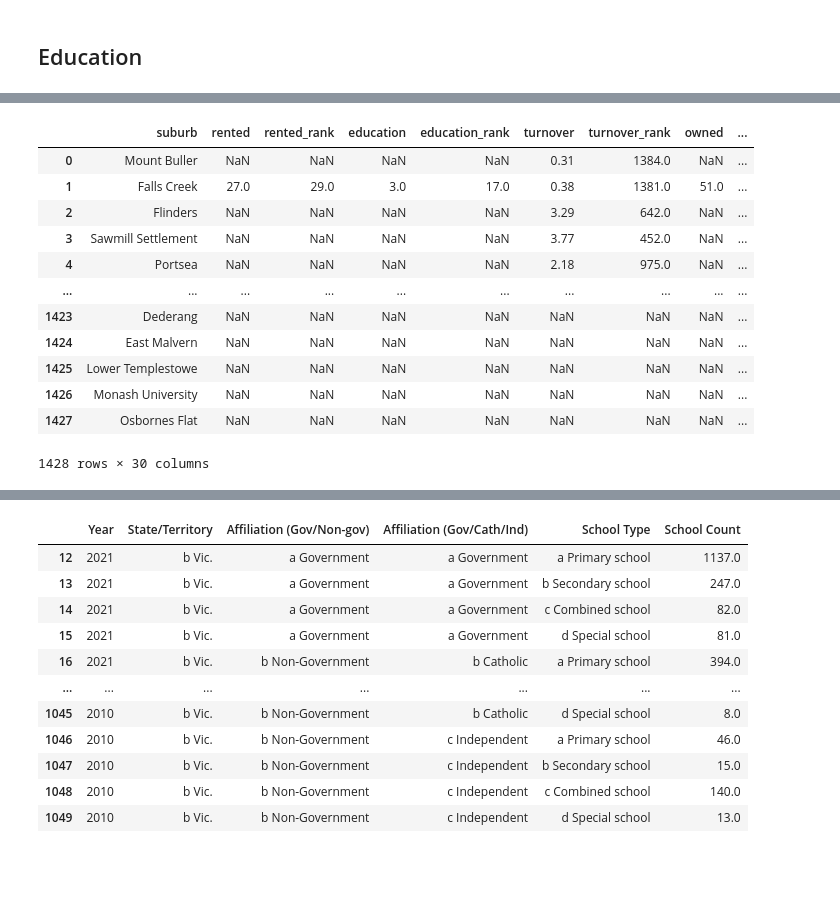
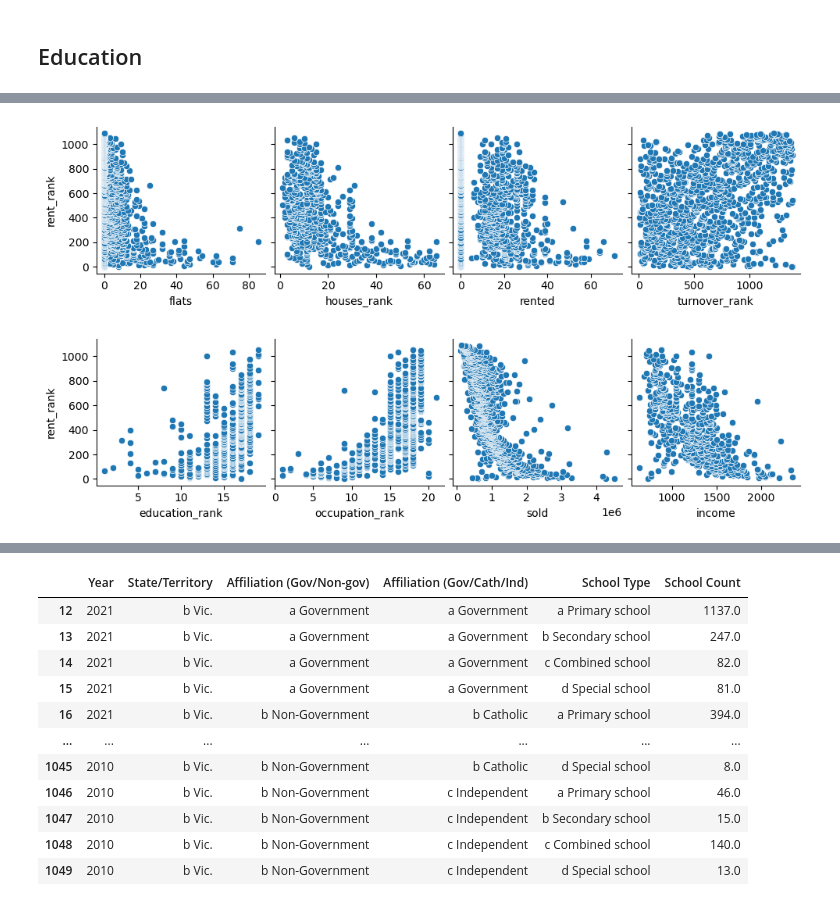
Before and after one commit to MAST30034-Applied-Data-Science/generic-real-estate-consulting-project-group-59, a Jupyter notebook: notebooks/External_Features.ipynb, the cells around one changed output, grey strips where cells are left out. Cells and saved outputs as stored; diff of their text form; code cells hidden in the pictures; blank space fills up the shorter version.

```diff
--- a/notebooks/External_Features.ipynb
+++ b/notebooks/External_Features.ipynb
@@ -145,19 +139,17 @@ s
-# %%
-sub
-# %% [output]
-|  | suburb | rented | rented_rank | education | education_rank | turnover | turnover_rank | owned | ... |
-| 0 | Mount Buller | NaN | NaN | NaN | NaN | 0.31 | 1384.0 | NaN | ... |
-| 1 | Falls Creek | 27.0 | 29.0 | 3.0 | 17.0 | 0.38 | 1381.0 | 51.0 | ... |
-| 2 | Flinders | NaN | NaN | NaN | NaN | 3.29 | 642.0 | NaN | ... |
-| 3 | Sawmill Settlement | NaN | NaN | NaN | NaN | 3.77 | 452.0 | NaN | ... |
-| 4 | Portsea | NaN | NaN | NaN | NaN | 2.18 | 975.0 | NaN | ... |
-| ... | ... | ... | ... | ... | ... | ... | ... | ... | ... |
-| 1423 | Dederang | NaN | NaN | NaN | NaN | NaN | NaN | NaN | ... |
-| 1424 | East Malvern | NaN | NaN | NaN | NaN | NaN | NaN | NaN | ... |
-| 1425 | Lower Templestowe | NaN | NaN | NaN | NaN | NaN | NaN | NaN | ... |
-| 1426 | Monash University | NaN | NaN | NaN | NaN | NaN | NaN | NaN | ... |
-| 1427 | Osbornes Flat | NaN | NaN | NaN | NaN | NaN | NaN | NaN | ... |
-1428 rows × 30 columns
+# %%
+# useful features
+sns.pairplot(sub, x_vars= ['flats', 'houses_rank',
+       'rented', 'turnover_rank'], y_vars = ['rent_rank'])
+plt.show()
+
+
+
+sns.pairplot(sub, x_vars= ['education_rank',
+       'occupation_rank', 'sold', 'income'], y_vars = ['rent_rank'])
+plt.show()
+# %% [output]
+[figure, added]
+[figure, added]
 # %%
 sub.isna().mean().plot.barh()
 # %% [output]
```
Also changed, not shown: parts of 13 cells of this notebook, 10 other files.
